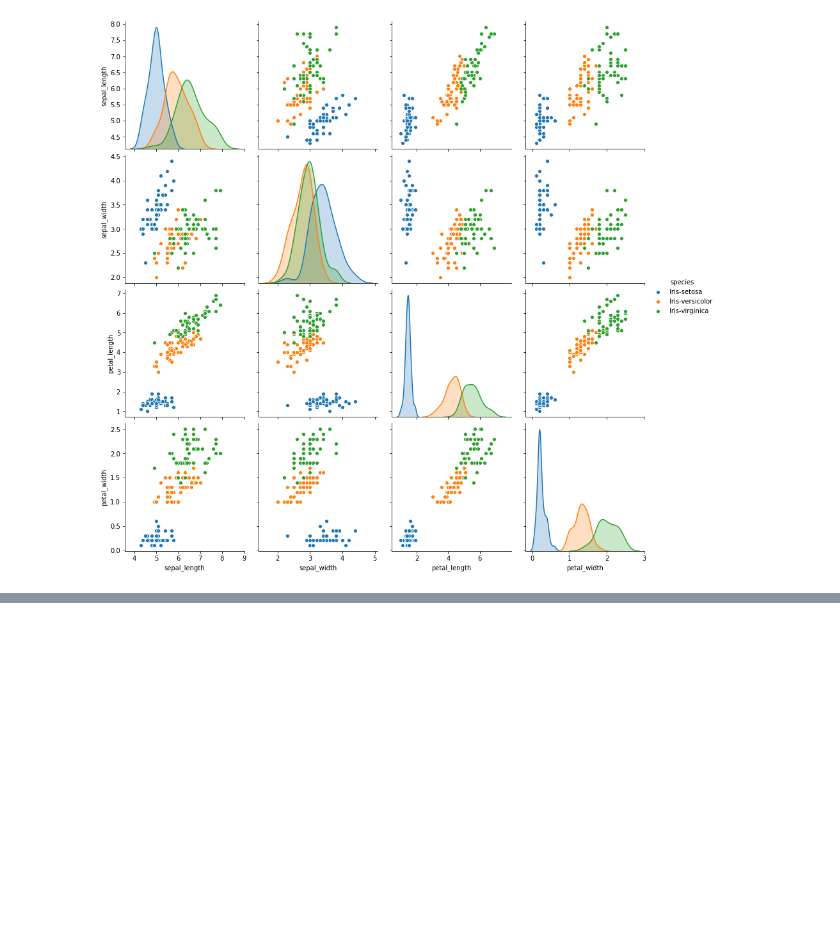
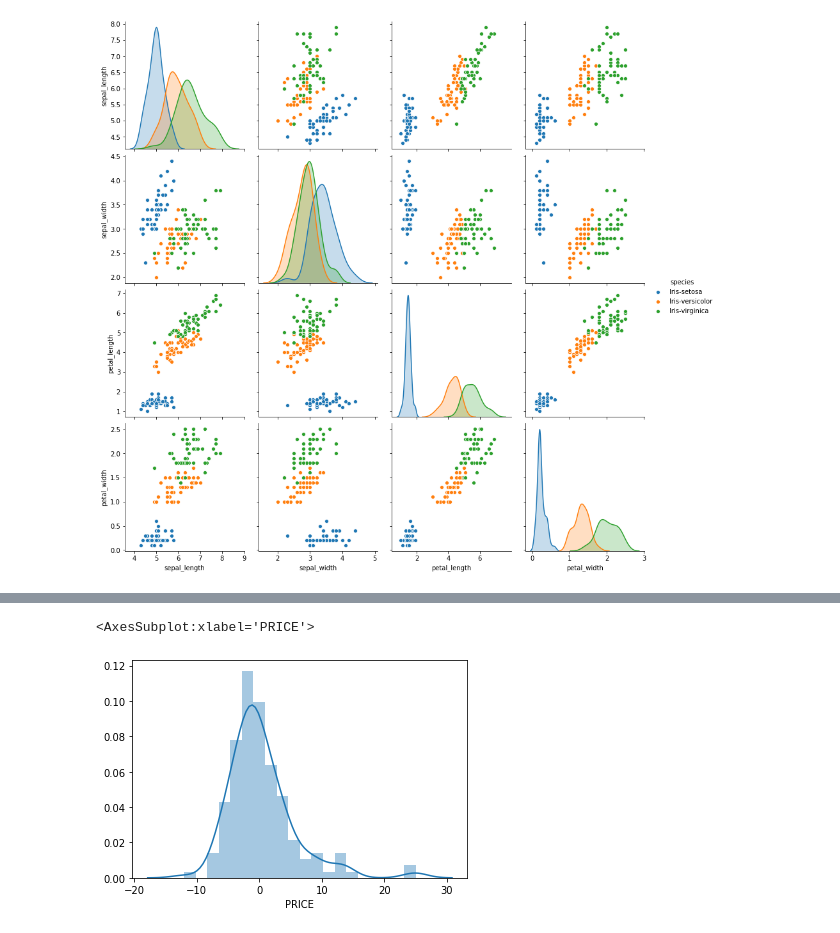
Before and after one commit to Anshul-GH/machine-learning, a Jupyter notebook: machine-learning-data-preprocessing/Code/warmup-exercises.ipynb, the cells around one changed output, grey strips where cells are left out. Drawn from its saved outputs; the diff is of its cells as text; code cells hidden in the pictures; blank space fills up the shorter version.

```diff
--- a/machine-learning-data-preprocessing/Code/warmup-exercises.ipynb
+++ b/machine-learning-data-preprocessing/Code/warmup-exercises.ipynb
@@ -251,0 +413,5 @@ sns.pairplot(df, hue='species', size=3)
+# %%
+sns.distplot(y_test - prediction_ridge)
+# %% [output]
+<AxesSubplot:xlabel='PRICE'>
+[figure, added]
```
Also changed, not shown: parts of 31 cells of this notebook.
